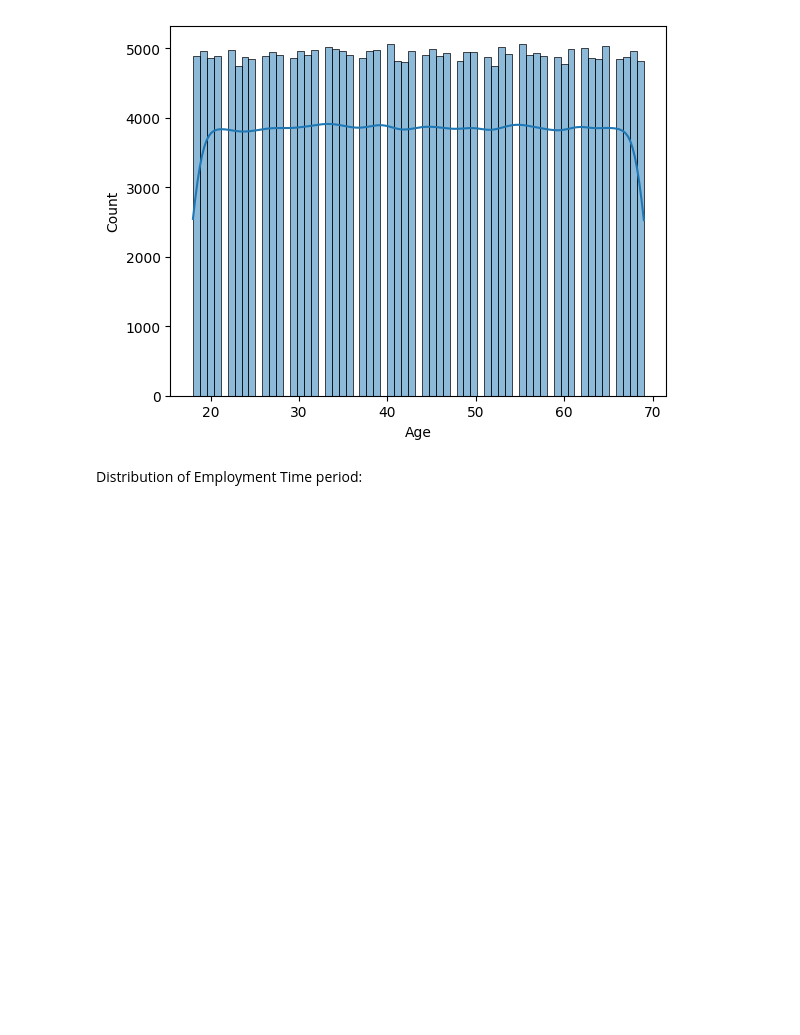
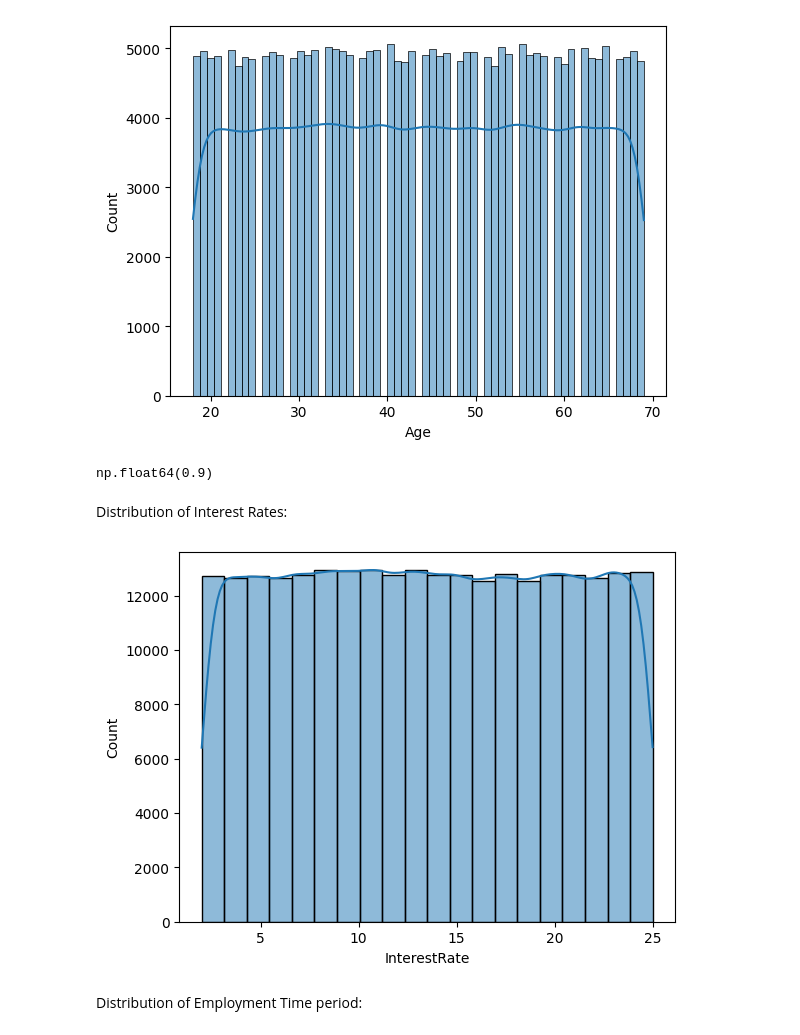
Before and after one commit to koelinkrishh/Loan-Approval, a Jupyter notebook: Notebooks/EDA.ipynb, the cells around one changed output. Cells and saved outputs as stored; diff of their text form; code cells hidden in the pictures; blank space fills up the shorter version.

```diff
--- a/Notebooks/EDA.ipynb
+++ b/Notebooks/EDA.ipynb
@@ -334,6 +354,17 @@ sns.histplot(df['Age'] ,kde=True)
 plt.show()
 # %% [output]
 [figure]
+# %%
+df['DTIRatio'].max()
+# %% [output]
+np.float64(0.9)
+# %% [markdown]
+Distribution of Interest Rates:
+# %%
+sns.histplot(df['InterestRate'], bins=20, kde=True)
+plt.show()
+# %% [output]
+[figure, added]
 # %% [markdown]
 Distribution of Employment Time period:
 # %%
```
Also changed, not shown: parts of 8 cells of this notebook, 2 other files.
